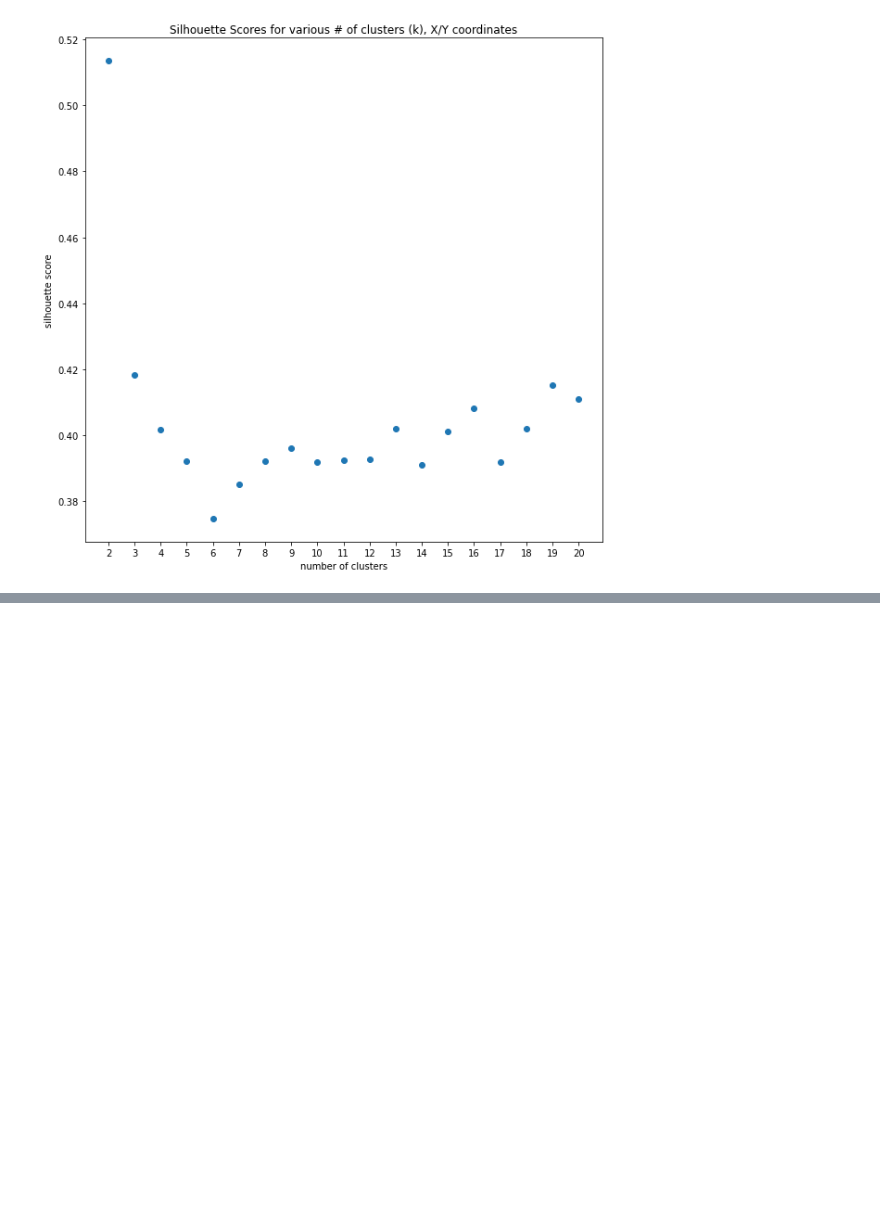
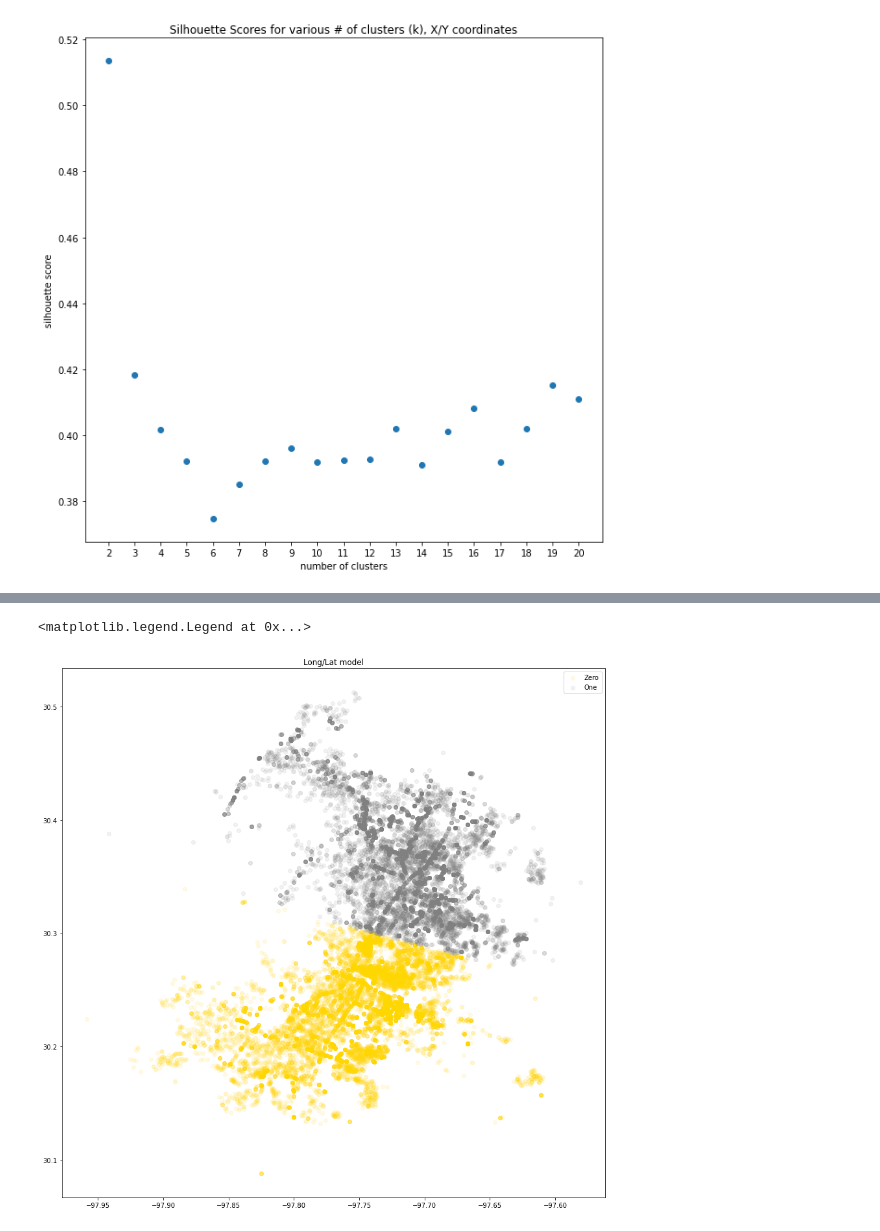
Before and after one commit to qnchenry-q/Crime_Instance_Analysis, a Jupyter notebook: someEDA_Clustering.ipynb, the cells around one changed output, grey strips where cells are left out. Drawn from its saved outputs; the diff is of its cells as text; code cells hidden in the pictures; blank space fills up the shorter version.

```diff
--- a/someEDA_Clustering.ipynb
+++ b/someEDA_Clustering.ipynb
@@ -680,0 +629,14 @@ Austin_Crime_Clustered.to_csv('Austin_Crime_Clustered.csv')
+# %%
+#Plot X/Y model
+
+zero_long_lat = longs_lats_cluster[longs_lats_cluster['long_lat_cluster']==0]
+one_long_lat = longs_lats_cluster[longs_lats_cluster['long_lat_cluster']==1]
+
+fig, ax = plt.subplots(figsize = (15,15))
+ax.scatter(zero_long_lat['longitude'], zero_long_lat['latitude'], c = 'gold', label = 'Zero', alpha = .1)
+ax.scatter(one_long_lat['longitude'], one_long_lat['latitude'], c = 'grey', label = 'One', alpha = .1)
+ax.set_title('Long/Lat model')
+ax.legend()
+# %% [output]
+<matplotlib.legend.Legend at 0x...>
+[figure, added]
```
Also changed, not shown: parts of 40 cells of this notebook, 1 other file.
